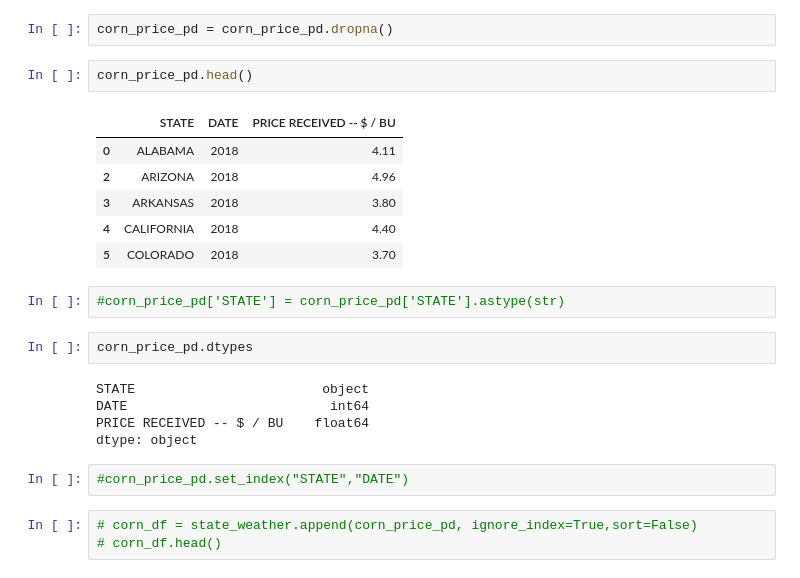
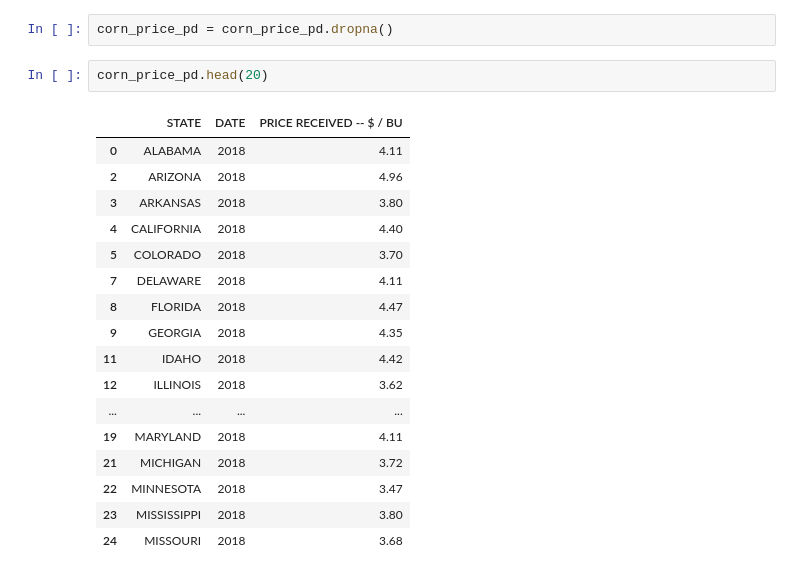
Before and after one commit to millert1023/Project-1---Corn-v.-Weather, a Jupyter notebook: Corn.ipynb, the cells around one changed output. Drawn from its saved outputs; the diff is of its cells as text.

```diff
--- a/Corn.ipynb
+++ b/Corn.ipynb
@@ -145,25 +135,22 @@ corn_price_pd.head()
 # %%
 corn_price_pd = corn_price_pd.dropna()
 # %%
-corn_price_pd.head()
+corn_price_pd.head(20)
 # %% [output]
 |  | STATE | DATE | PRICE RECEIVED -- $ / BU |
 | 0 | ALABAMA | 2018 | 4.11 |
 | 2 | ARIZONA | 2018 | 4.96 |
 | 3 | ARKANSAS | 2018 | 3.80 |
 | 4 | CALIFORNIA | 2018 | 4.40 |
 | 5 | COLORADO | 2018 | 3.70 |
+| 7 | DELAWARE | 2018 | 4.11 |
+| 8 | FLORIDA | 2018 | 4.47 |
+| 9 | GEORGIA | 2018 | 4.35 |
+| 11 | IDAHO | 2018 | 4.42 |
+| 12 | ILLINOIS | 2018 | 3.62 |
+| ... | ... | ... | ... |
+| 19 | MARYLAND | 2018 | 4.11 |
+| 21 | MICHIGAN | 2018 | 3.72 |
+| 22 | MINNESOTA | 2018 | 3.47 |
+| 23 | MISSISSIPPI | 2018 | 3.80 |
+| 24 | MISSOURI | 2018 | 3.68 |
-# %%
-#corn_price_pd['STATE'] = corn_price_pd['STATE'].astype(str)
-# %%
-corn_price_pd.dtypes
-# %% [output]
-STATE                        object
-DATE                          int64
-PRICE RECEIVED -- $ / BU    float64
-dtype: object
-# %%
-#corn_price_pd.set_index("STATE","DATE")
-# %%
-# corn_df = state_weather.append(corn_price_pd, ignore_index=True,sort=False)
-# corn_df.head()
```
Also changed, not shown: parts of 15 cells of this notebook, 4 other files.
